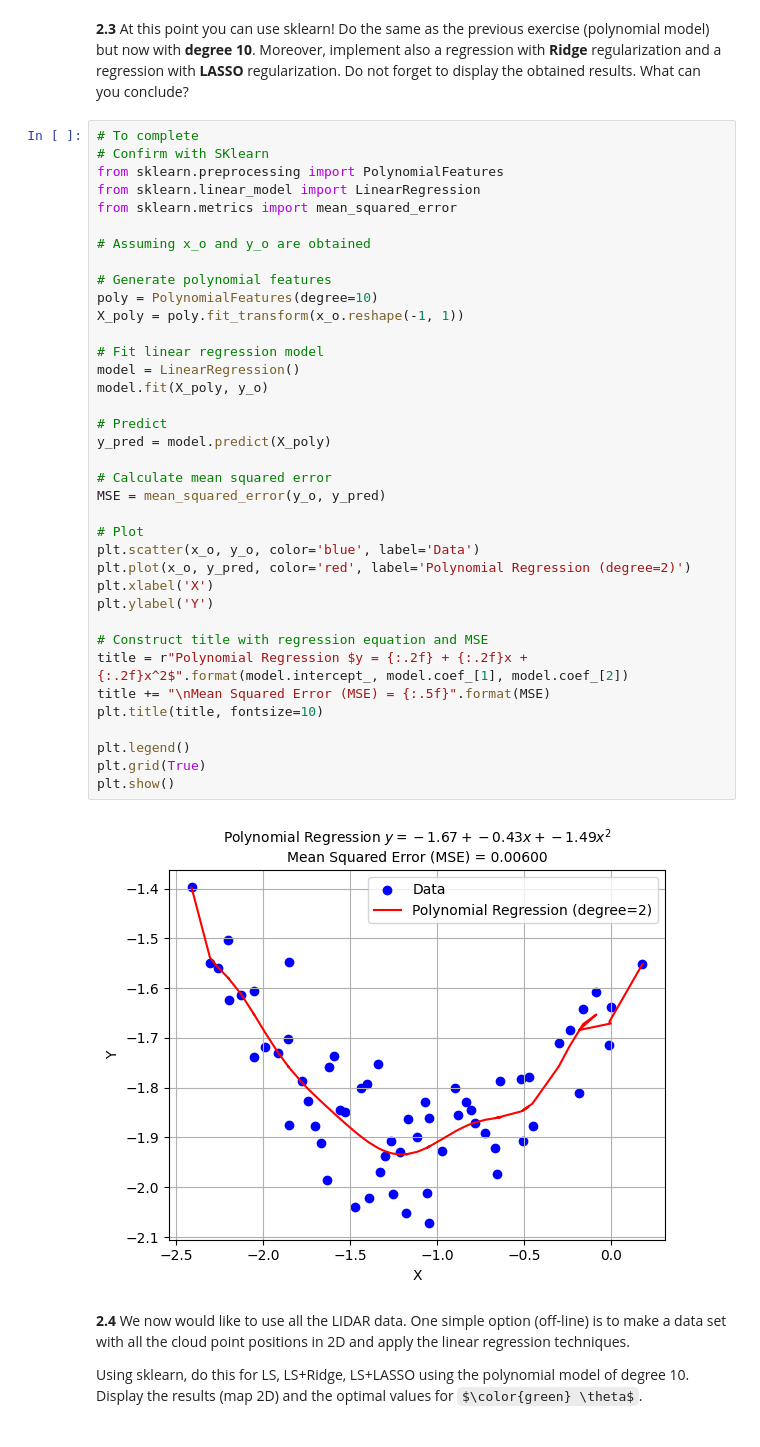
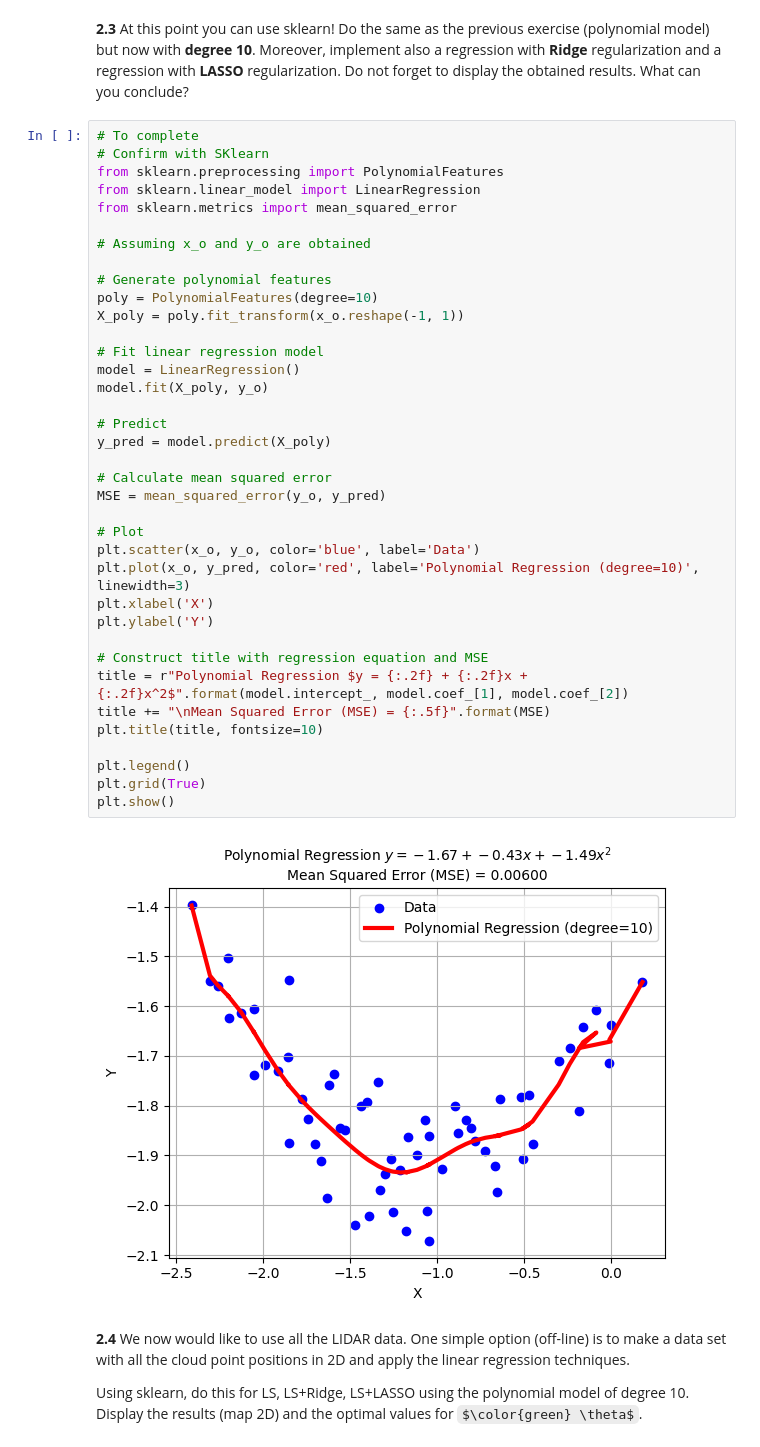
Before and after one commit to brumocas/ML_Projects, a Jupyter notebook: Proj1/ML_project1.ipynb, the cells around one changed output. Cells and saved outputs as stored; diff of their text form; some formulas as TeX source.

```diff
--- a/Proj1/ML_project1.ipynb
+++ b/Proj1/ML_project1.ipynb
@@ -731,35 +775,35 @@ from sklearn.metrics import mean_squared_error
 # Assuming x_o and y_o are obtained
 
 # Generate polynomial features
 poly = PolynomialFeatures(degree=10)
 X_poly = poly.fit_transform(x_o.reshape(-1, 1))
 
 # Fit linear regression model
 model = LinearRegression()
 model.fit(X_poly, y_o)
 
 # Predict
 y_pred = model.predict(X_poly)
 
 # Calculate mean squared error
 MSE = mean_squared_error(y_o, y_pred)
 
 # Plot
 plt.scatter(x_o, y_o, color='blue', label='Data')
-plt.plot(x_o, y_pred, color='red', label='Polynomial Regression (degree=2)')
+plt.plot(x_o, y_pred, color='red', label='Polynomial Regression (degree=10)', linewidth=3)
 plt.xlabel('X')
 plt.ylabel('Y')
 
 # Construct title with regression equation and MSE
 title = r"Polynomial Regression $y = {:.2f} + {:.2f}x + {:.2f}x^2$".format(model.intercept_, model.coef_[1], model.coef_[2])
 title += "\nMean Squared Error (MSE) = {:.5f}".format(MSE)
 plt.title(title, fontsize=10)
 
 plt.legend()
 plt.grid(True)
 plt.show()
 # %% [output]
-[figure, old version]
+[figure, new version]
 # %% [markdown]
 **2.4**
 We now would like to use all the LIDAR data. One simple option (off-line) is to make a data set with all the cloud point positions in 2D and apply the linear regression techniques.
```
Also changed, not shown: parts of 4 cells of this notebook.
